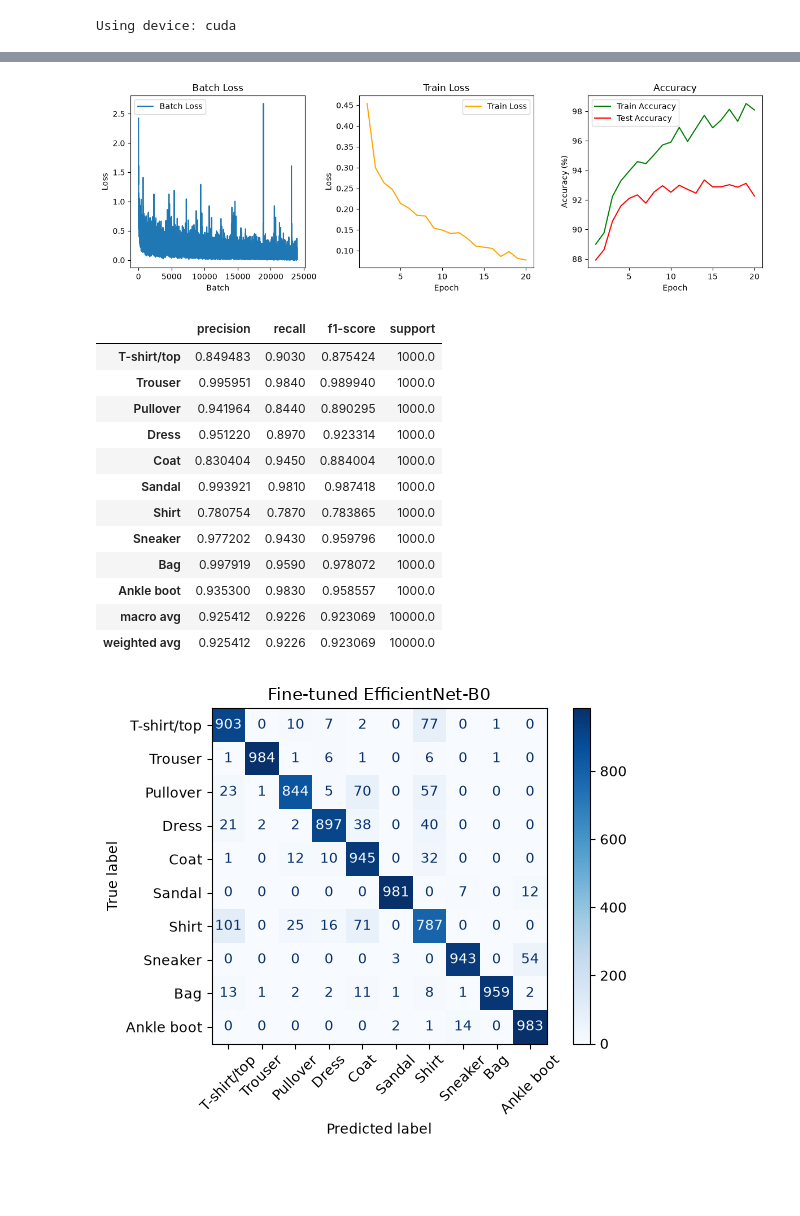
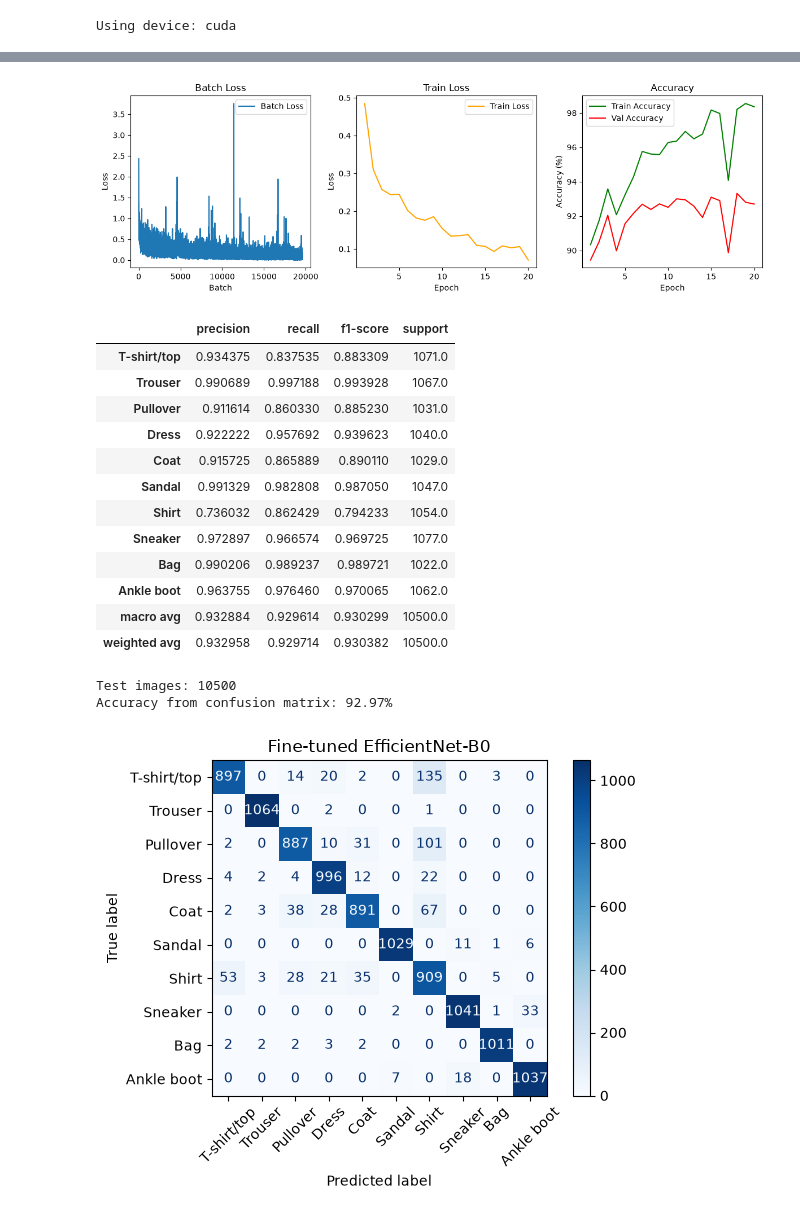
Before and after one commit to chabi1773/EN3150_Assignment_03_Team-FrameX, a Jupyter notebook: PR_assignment.ipynb, the cells around one changed output, grey strips where cells are left out. Drawn from its saved outputs; the diff is of its cells as text; code cells hidden in the pictures; blank space fills up the shorter version.

```diff
--- a/PR_assignment.ipynb
+++ b/PR_assignment.ipynb
@@ -2352,7 +2355,7 @@ for epoch in range(epochs):
 
     # --- FIXED: Calculate accuracy per epoch inside the loop ---
     train_acc = accuracy(trainloader)
-    test_acc = accuracy(testloader)
+    val_acc = accuracy(valloader)
     mobilenetv2_train_accuracies.append(train_acc)
     mobilenetv2_val_accuracies.append(val_acc)
 
@@ -2361,4 +2364,5 @@ mobilenetv2_end = time.time()
 mobilenetv2_time = mobilenetv2_end - mobilenetv2_start
 print("time for training", mobilenetv2_time, "seconds")
 mobilenetv2_test_accuracy = accuracy(testloader)
+print(f"Test Accuracy:{mobilenetv2_test_accuracy:.2f}")
 # %% [output]
@@ -2609,7 +2623,7 @@ for epoch in range(epochs):
 
     # --- FIXED: Calculate accuracy per epoch inside the loop ---
     train_acc = accuracy(trainloader)
-    test_acc = accuracy(testloader)
+    val_acc = accuracy(valloader)
     efficientnetB0_train_accuracies.append(train_acc)
     efficientnetB0_val_accuracies.append(val_acc)
 
@@ -2618,4 +2632,5 @@ efficientnetB0_end = time.time()
 efficientnetB0_time = efficientnetB0_end - efficientnetB0_start
 print("time for training", efficientnetB0_time, "seconds")
 efficientnetB0_test_accuracy = accuracy(testloader)
+print(f"Test Accuracy:{efficientnetB0_test_accuracy:.2f}")
 # %% [output]
@@ -2653,7 +2668,7 @@ plt.ylabel('Loss')
 plt.legend()
 
 plt.subplot(1, 3, 3)
-plt.plot(range(1, epochs),     efficientnetB0_train_accuracies, label='Train Accuracy', color='green')
+plt.plot(range(1, epochs+1),     efficientnetB0_train_accuracies, label='Train Accuracy', color='green')
 plt.plot(range(1, epochs +1), efficientnetB0_val_accuracies, label='Val Accuracy', color='red')
 plt.title('Accuracy')
 plt.xlabel('Epoch')
@@ -2663,7 +2678,7 @@ plt.legend()
 plt.tight_layout()
 plt.show()
 # %% [output]
-[figure, old version]
+[figure, new version]
 # %%
 # ---new--- Evaluate and save fine-tuned EfficientNet-B0
 from pathlib import Path
@@ -2674,7 +2689,7 @@ from sklearn.metrics import (
     ConfusionMatrixDisplay,
 )
 
-assert isinstance(model_pt, torchvision.models.EfficientNet)
+#assert isinstance(model_pt, torchvision.models.EfficientNet)
 
 results_dir = Path("results") / "efficientnetb0_finetuned"
 results_dir.mkdir(parents=True, exist_ok=True)
@@ -2713,7 +2728,15 @@ matrix = confusion_matrix(
     all_predictions,
     labels=list(range(len(class_names))),
 )
+assert len(all_true_labels) == len(testloader.dataset)
+assert matrix.sum() == len(testloader.dataset)
 
+matrix_accuracy = 100 * matrix.trace() / matrix.sum()
+
+print("Test images:", matrix.sum())
+print(f"Accuracy from confusion matrix: {matrix_accuracy:.2f}%")
+
+assert abs(matrix_accuracy - report["accuracy"] * 100) < 1e-8
 pd.DataFrame(
     matrix, index=class_names, columns=class_names
 ).to_csv(results_dir / "confusion_matrix.csv")
@@ -2729,44 +2752,46 @@ plt.savefig(results_dir / "confusion_matrix.png", dpi=200)
 plt.show()
 
 torch.save(model_pt.state_dict(), results_dir / "weights.pt")
 
 parameter_count = sum(
     parameter.numel() for parameter in model_pt.parameters()
 )
 model_bytes = sum(
     value.numel() * value.element_size()
     for value in model_pt.state_dict().values()
 )
 
 efficientnet_results = pd.DataFrame([{
     "model": "Fine-tuned EfficientNet-B0",
     "total_parameters": parameter_count,
     "estimated_model_size_MB": model_bytes / 1_000_000,
     "saved_model_size_MB": (
         results_dir / "weights.pt"
     ).stat().st_size / 1_000_000,
     "test_images": len(all_true_labels),
     "test_accuracy_percent": report["accuracy"] * 100,
     "macro_precision": report["macro avg"]["precision"],
     "macro_recall": report["macro avg"]["recall"],
     "macro_f1": report["macro avg"]["f1-score"],
 }])
 
 efficientnet_results.to_csv(results_dir / "results.csv", index=False)
 display(efficientnet_results)
 # %% [output]
 |  | precision | recall | f1-score | support |
-| T-shirt/top | 0.849483 | 0.9030 | 0.875424 | 1000.0 |
-| Trouser | 0.995951 | 0.9840 | 0.989940 | 1000.0 |
-| Pullover | 0.941964 | 0.8440 | 0.890295 | 1000.0 |
-| Dress | 0.951220 | 0.8970 | 0.923314 | 1000.0 |
-| Coat | 0.830404 | 0.9450 | 0.884004 | 1000.0 |
-| Sandal | 0.993921 | 0.9810 | 0.987418 | 1000.0 |
-| Shirt | 0.780754 | 0.7870 | 0.783865 | 1000.0 |
-| Sneaker | 0.977202 | 0.9430 | 0.959796 | 1000.0 |
-| Bag | 0.997919 | 0.9590 | 0.978072 | 1000.0 |
-| Ankle boot | 0.935300 | 0.9830 | 0.958557 | 1000.0 |
-| macro avg | 0.925412 | 0.9226 | 0.923069 | 10000.0 |
-| weighted avg | 0.925412 | 0.9226 | 0.923069 | 10000.0 |
+| T-shirt/top | 0.934375 | 0.837535 | 0.883309 | 1071.0 |
+| Trouser | 0.990689 | 0.997188 | 0.993928 | 1067.0 |
+| Pullover | 0.911614 | 0.860330 | 0.885230 | 1031.0 |
+| Dress | 0.922222 | 0.957692 | 0.939623 | 1040.0 |
+| Coat | 0.915725 | 0.865889 | 0.890110 | 1029.0 |
+| Sandal | 0.991329 | 0.982808 | 0.987050 | 1047.0 |
+| Shirt | 0.736032 | 0.862429 | 0.794233 | 1054.0 |
+| Sneaker | 0.972897 | 0.966574 | 0.969725 | 1077.0 |
+| Bag | 0.990206 | 0.989237 | 0.989721 | 1022.0 |
+| Ankle boot | 0.963755 | 0.976460 | 0.970065 | 1062.0 |
+| macro avg | 0.932884 | 0.929614 | 0.930299 | 10500.0 |
+| weighted avg | 0.932958 | 0.929714 | 0.930382 | 10500.0 |
+Test images: 10500
+Accuracy from confusion matrix: 92.97%
-[figure, old version]
+[figure, new version]
 |  | model | total_parameters | estimated_model_size_MB | saved_model_size_MB | test_images | ... |
```
Also changed, not shown: parts of 32 cells of this notebook.
